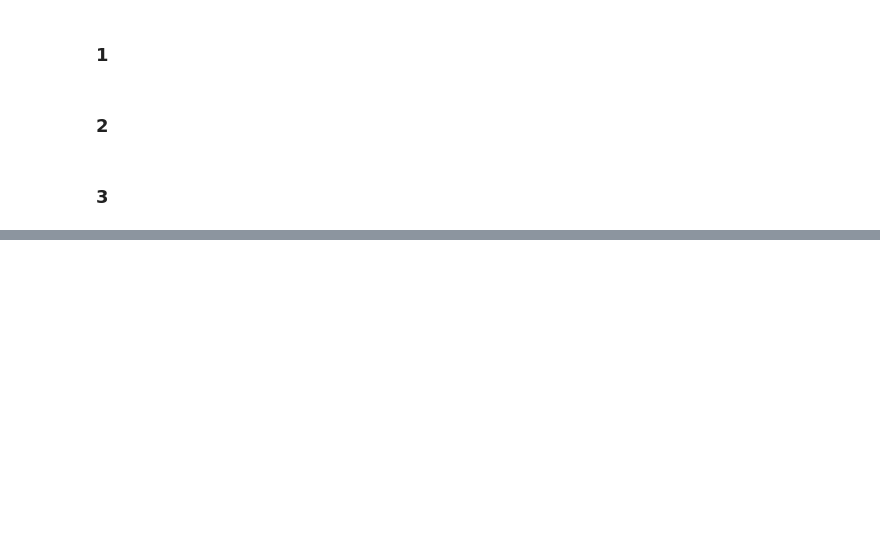
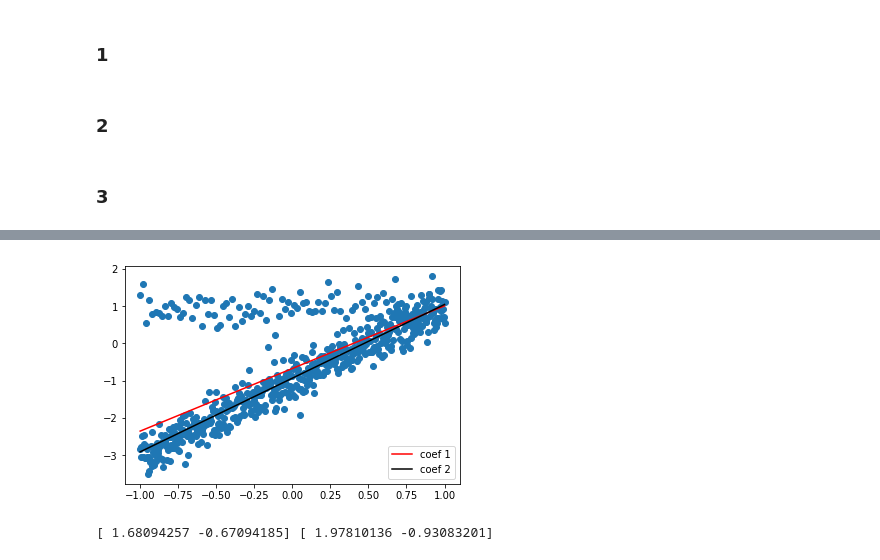
Before and after one commit to dimas1318/SBT_Python_2017_Fall, a Jupyter notebook: hw/7_numpy_scipy_matplotlib_sklearn_HW.ipynb, the cells around one changed output, grey strips where cells are left out. Drawn from its saved outputs; the diff is of its cells as text; code cells hidden in the pictures; blank space fills up the shorter version.

```diff
--- a/hw/7_numpy_scipy_matplotlib_sklearn_HW.ipynb
+++ b/hw/7_numpy_scipy_matplotlib_sklearn_HW.ipynb
@@ -145,0 +154,27 @@ plt.show()
+# %%
+def pred(coef, x):
+    k, b = coef
+    return k * x + b
+# %%
+def loss_sec_deg(coef):
+    return sum((pred(coef, x_all) - y_all) ** 2)
+# %%
+def loss_abs(coef):
+    return sum(np.abs(pred(coef, x_all) - y_all))
+# %%
+from scipy import optimize
+coef_1 = optimize.minimize(loss_sec_deg, [1.0, 1.0]).x
+coef_2 = optimize.minimize(loss_abs, [1.0, 1.0]).x
+# %%
+x = np.linspace(-1, 1, 1000)
+plt.plot(x_all, y_all, 'o')
+plt.plot(x, coef_1[0] * x + coef_1[1], 'r-', label='coef 1')
+plt.plot(x, coef_2[0] * x + coef_2[1], 'k-', label='coef 2')
+plt.legend(loc=0)
+plt.show()
+# %% [output]
+[figure, added]
+# %%
+print coef_1, coef_2
+# %% [output]
+[ 1.68094257 -0.67094185] [ 1.97810136 -0.93083201]
```
Also changed, not shown: parts of 6 cells of this notebook, 1 other file.
